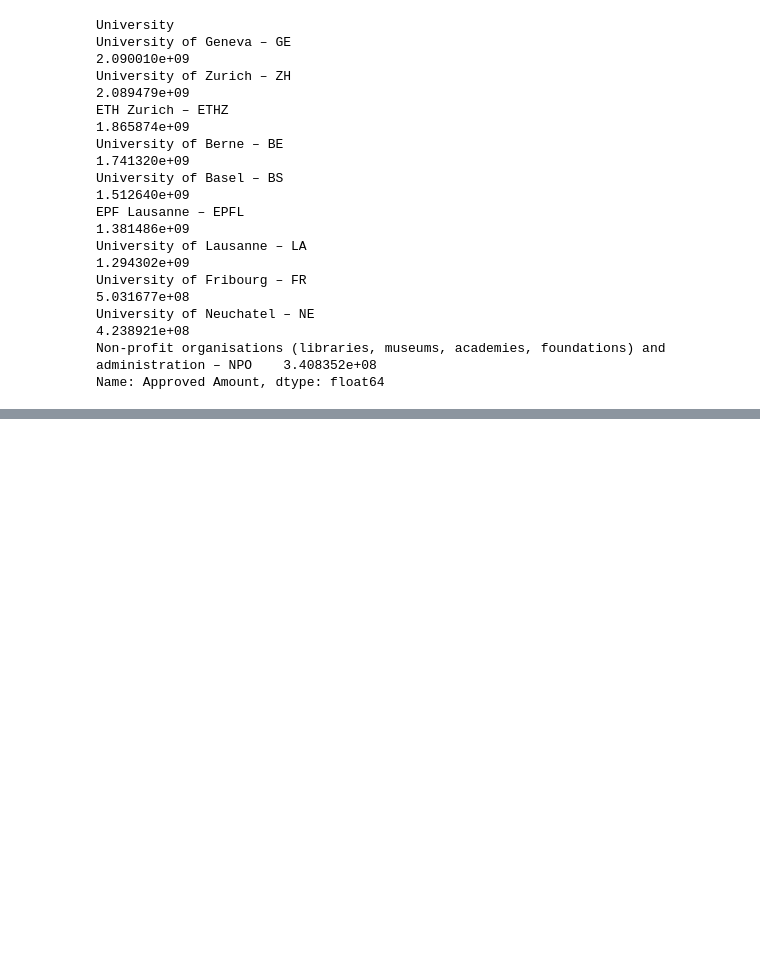
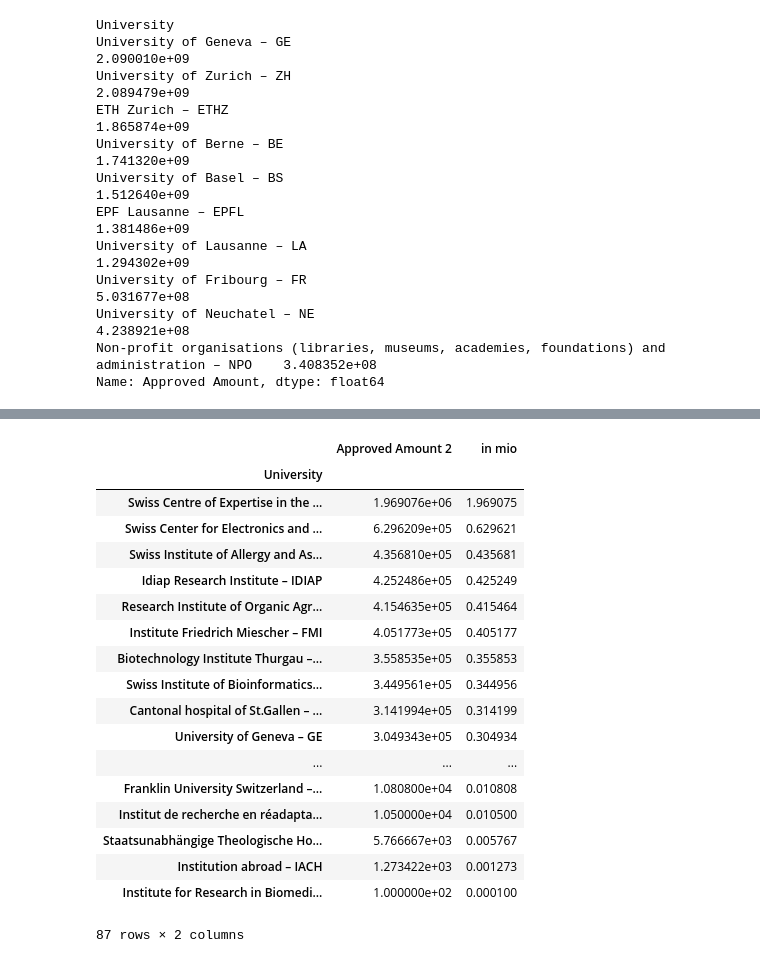
Before and after one commit to barjacks/pythonrecherche, a Jupyter notebook: 09 pandas, beautifulsoup practice, more selenium/01 Pandas-Übung (Sven).ipynb, the cells around one changed output, grey strips where cells are left out. Cells and saved outputs as stored; diff of their text form; code cells hidden in the pictures; blank space fills up the shorter version.

```diff
--- a/09 pandas, beautifulsoup practice, more selenium/01 Pandas-Übung (Sven).ipynb
+++ b/09 pandas, beautifulsoup practice, more selenium/01 Pandas-Übung (Sven).ipynb
@@ -49,9 +56,9 @@ Name: Approved Amount, Length: 67162, dtype: object
 # %%
 def comma(elem):
     try:
-        elem = elem.split('.')[1]
+        elem = elem.split('.')[0]
         return int(elem)
     except:
-        return elem
+        return 0
 # %%
-df["Approved Amount"] = df["Approved Amount"].apply(comma)
+df["Approved Amount 2"] = df["Approved Amount"].apply(comma)
@@ -163,0 +295,26 @@ Name: Responsible Applicant, dtype: int64
+# %%
+df_uni = pd.DataFrame(df.groupby('University')['Approved Amount 2'].mean())
+# %%
+df_uni['in mio'] = df_uni['Approved Amount 2'] / 1000000
+# %%
+df_uni.sort_values(by='in mio', ascending=False)
+# %% [output]
+|  | Approved Amount 2 | in mio |
+| University |  |  |
+| Swiss Centre of Expertise in the ... | 1.969076e+06 | 1.969075 |
+| Swiss Center for Electronics and ... | 6.296209e+05 | 0.629621 |
+| Swiss Institute of Allergy and As... | 4.356810e+05 | 0.435681 |
+| Idiap Research Institute – IDIAP | 4.252486e+05 | 0.425249 |
+| Research Institute of Organic Agr... | 4.154635e+05 | 0.415464 |
+| Institute Friedrich Miescher – FMI | 4.051773e+05 | 0.405177 |
+| Biotechnology Institute Thurgau –... | 3.558535e+05 | 0.355853 |
+| Swiss Institute of Bioinformatics... | 3.449561e+05 | 0.344956 |
+| Cantonal hospital of St.Gallen – ... | 3.141994e+05 | 0.314199 |
+| University of Geneva – GE | 3.049343e+05 | 0.304934 |
+| ... | ... | ... |
+| Franklin University Switzerland –... | 1.080800e+04 | 0.010808 |
+| Institut de recherche en réadapta... | 1.050000e+04 | 0.010500 |
+| Staatsunabhängige Theologische Ho... | 5.766667e+03 | 0.005767 |
+| Institution abroad – IACH | 1.273422e+03 | 0.001273 |
+| Institute for Research in Biomedi... | 1.000000e+02 | 0.000100 |
+87 rows × 2 columns
```
Also changed, not shown: parts of 11 cells of this notebook, 5 other files.
